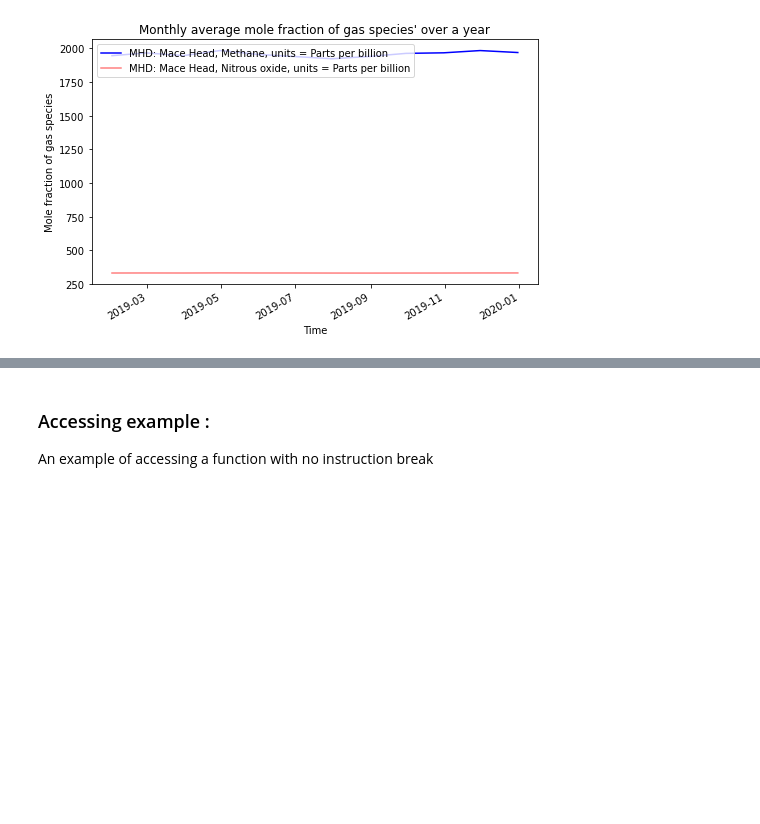
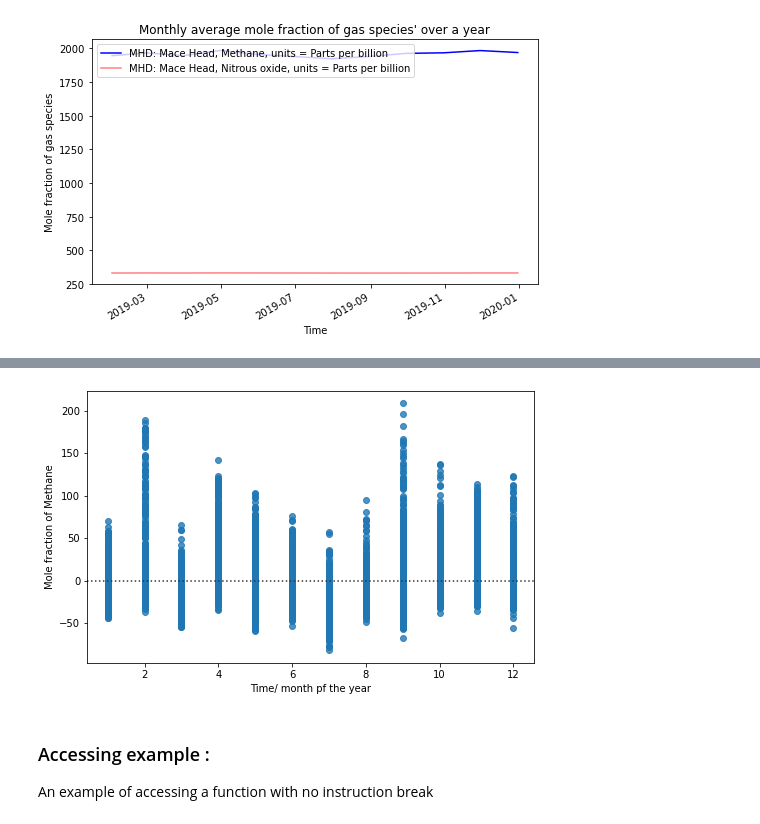
Before and after one commit to TJ-2003/Assessment2, a Jupyter notebook: instructions.ipynb, the cells around one changed output, grey strips where cells are left out. Cells and saved outputs as stored; diff of their text form; code cells hidden in the pictures; blank space fills up the shorter version.

```diff
--- a/instructions.ipynb
+++ b/instructions.ipynb
@@ -149,3 +161,7 @@ mhd_ch4_data.multiplot_monthly_average(mhd_n2o_data)
+# %%
+mhd_ch4_data.residual_plot_month()
+# %% [output]
+[figure, added]
 # %% [markdown]
 ### Accessing example :
 An example of accessing a function with no instruction break
```
Also changed, not shown: parts of 5 cells of this notebook.
